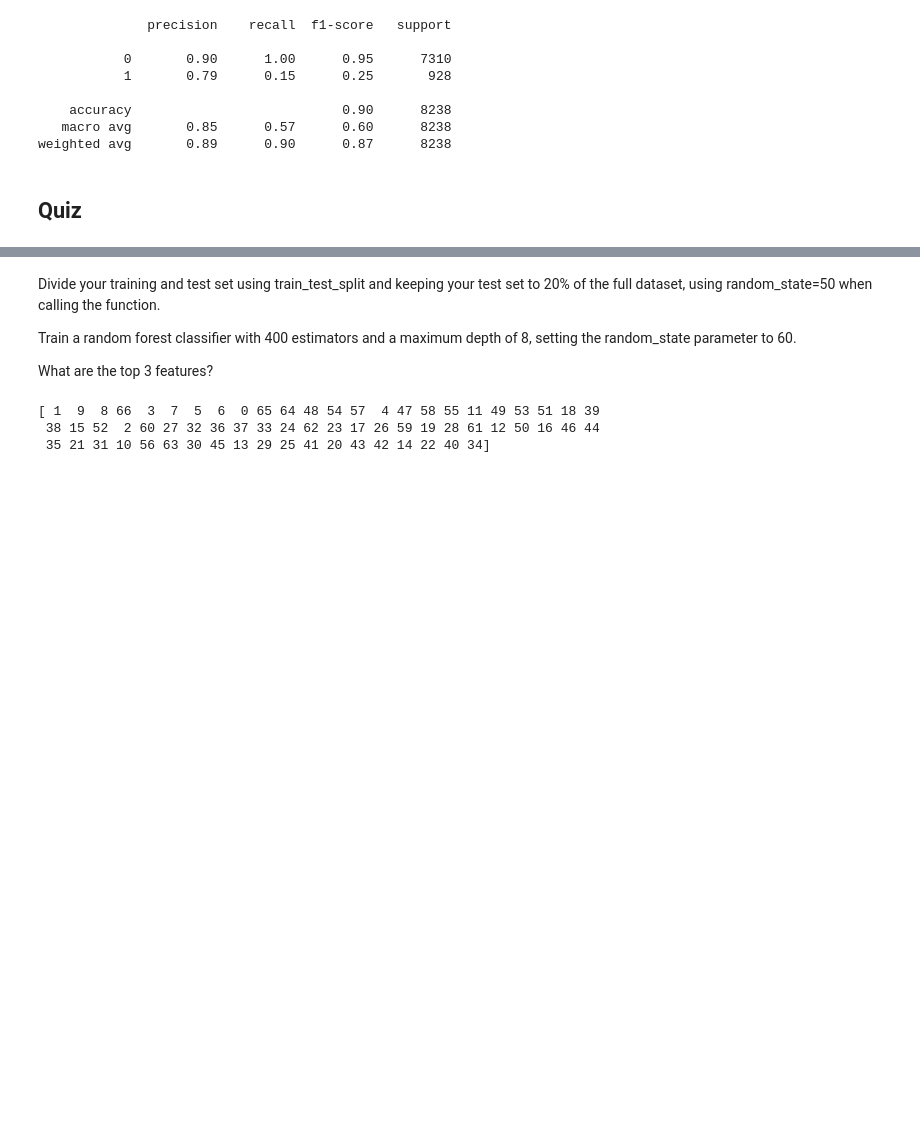
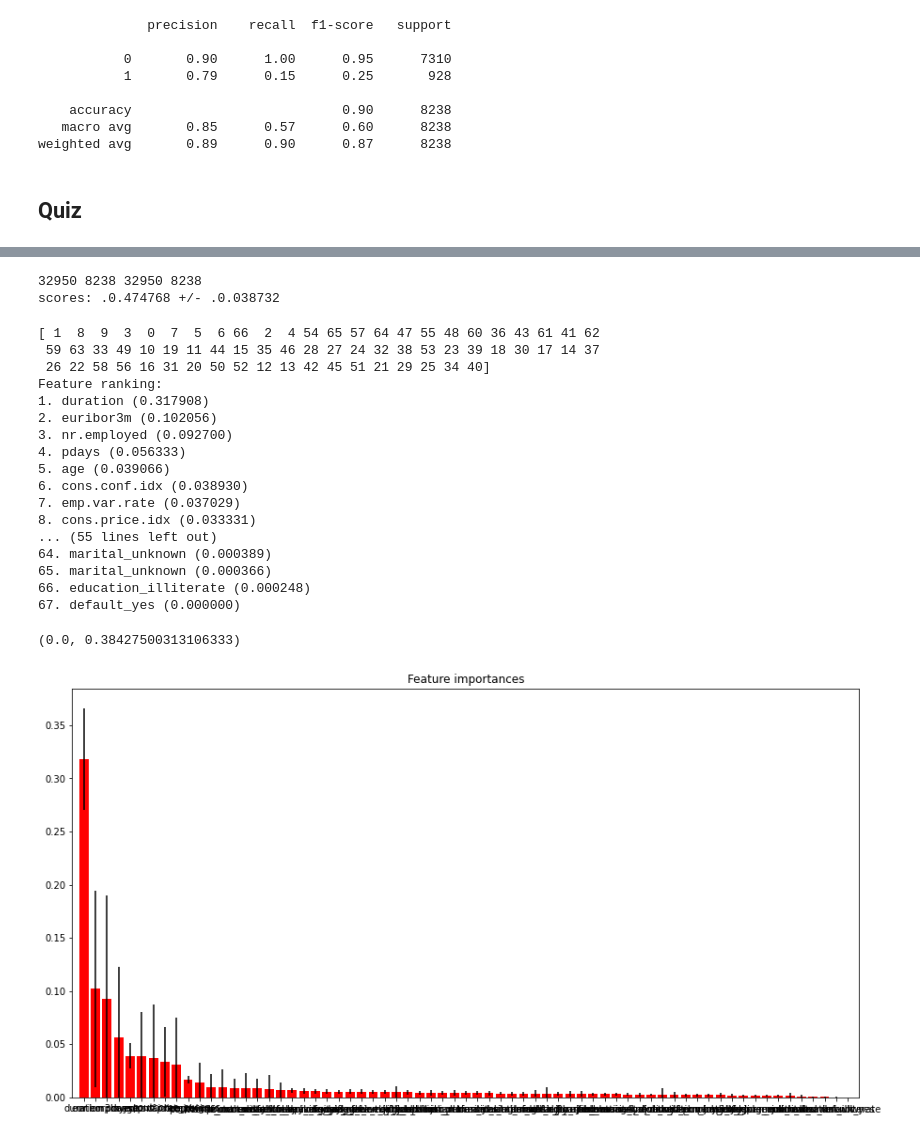
Before and after one commit to prishilevant/ce888, a Jupyter notebook: lab_3/bank_classification.ipynb, the cells around one changed output, grey strips where cells are left out. Cells and saved outputs as stored; diff of their text form; code cells hidden in the pictures; blank space fills up the shorter version.

```diff
--- a/lab_3/bank_classification.ipynb
+++ b/lab_3/bank_classification.ipynb
@@ -316,21 +391,11 @@ F1 average score: 0.37
-# %% [markdown]
-Divide your training and test set using train_test_split and keeping your test set to 20% of the full dataset, using random_state=50 when calling the function.
-
-Train a random forest classifier with 400 estimators and a maximum depth of 8, setting the random_state parameter to 60.
-
-What are the top 3 features?
-# %%
-import time
-import numpy as np
-
-rf_cl = RandomForestClassifier(random_state= 60, n_estimators=400, max_depth=8)
-rf_cl.fit(X_train, y_train)
-importances = clf.feature_importances_
-std = np.std([tree.feature_importances_ for tree in clf.estimators_],
-             axis=0)
-indices = np.argsort(importances)[::-1]
-print(indices)
-# %% [output]
-[ 1  9  8 66  3  7  5  6  0 65 64 48 54 57  4 47 58 55 11 49 53 51 18 39
- 38 15 52  2 60 27 32 36 37 33 24 62 23 17 26 59 19 28 61 12 50 16 46 44
- 35 21 31 10 56 63 30 45 13 29 25 41 20 43 42 14 22 40 34]
+# %%
+X_train, X_test, y_train, y_test = train_test_split(X, y, test_size=0.20, random_state=50, stratify=y)
+print(len(X_train),len(X_test),len(y_train),len(y_test))
+
+clf_rf = RandomForestClassifier(n_estimators = 300,max_depth= 12, random_state=60)
+clf_rf.fit(X_train, y_train)
+scores = cross_val_score(clf_rf, X_train, y_train, cv=10,scoring="f1")
+print("scores: .%2f +/- .%2f" % (scores.mean(), scores.std()))
+# %% [output]
+32950 8238 32950 8238
+scores: .0.474768 +/- .0.038732
@@ -336,0 +405,47 @@ print(indices)
+# %%
+features = list(X.columns)
+
+importances = clf_rf.feature_importances_
+std = np.std([tree.feature_importances_ for tree in clf_rf.estimators_],
+             axis=0)
+indices = np.argsort(importances)[::-1]
+print(indices)
+# Print the feature ranking
+print("Feature ranking:")
+
+for f in range(X.shape[1]):
+    print("%d. %s (%f)" % (f + 1, features[indices[f]],  importances[indices[f]]))
+
+# Plot the feature importances of the forest
+fig = plt.figure()
+plt.title("Feature importances")
+plt.bar(range(X.shape[1]), importances[indices],
+       color="r", yerr=std[indices], align="center")
+plt.xticks(range(X.shape[1]), np.array(features)[indices])
+plt.xlim([-1, X.shape[1]])
+fig.set_size_inches(15,8)
+axes = plt.gca()
+axes.set_ylim([0,None])
+
+# plt.savefig("importances.png",bbox_inches='tight')
+# plt.savefig("importances.pdf",bbox_inches='tight')
+# %% [output]
+[ 1  8  9  3  0  7  5  6 66  2  4 54 65 57 64 47 55 48 60 36 43 61 41 62
+ 59 63 33 49 10 19 11 44 15 35 46 28 27 24 32 38 53 23 39 18 30 17 14 37
+ 26 22 58 56 16 31 20 50 52 12 13 42 45 51 21 29 25 34 40]
+Feature ranking:
+1. duration (0.317908)
+2. euribor3m (0.102056)
+3. nr.employed (0.092700)
+4. pdays (0.056333)
+5. age (0.039066)
+6. cons.conf.idx (0.038930)
+7. emp.var.rate (0.037029)
+8. cons.price.idx (0.033331)
+... (55 lines left out)
+64. marital_unknown (0.000389)
+65. marital_unknown (0.000366)
+66. education_illiterate (0.000248)
+67. default_yes (0.000000)
+(0.0, 0.38427500313106333)
+[figure, added]
```
Also changed, not shown: parts of 25 cells of this notebook.
